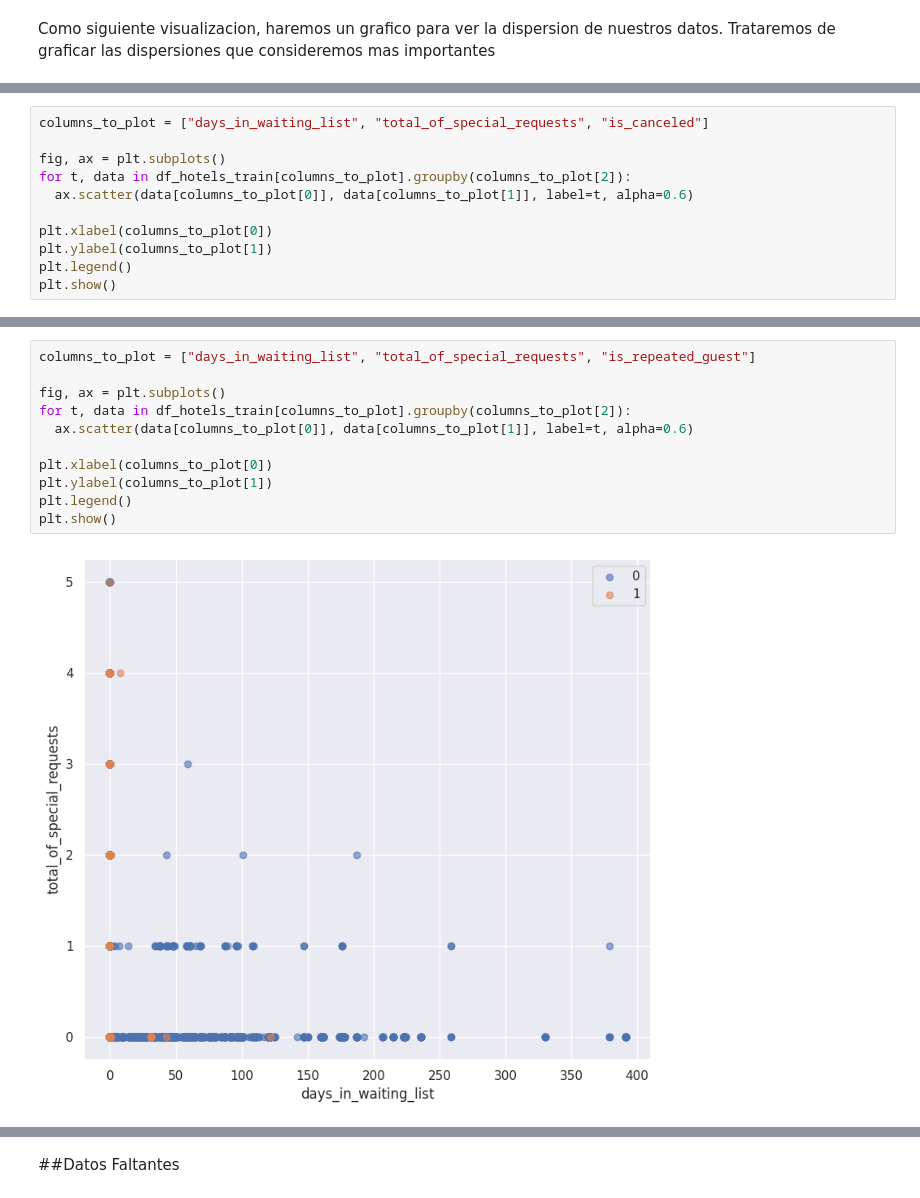
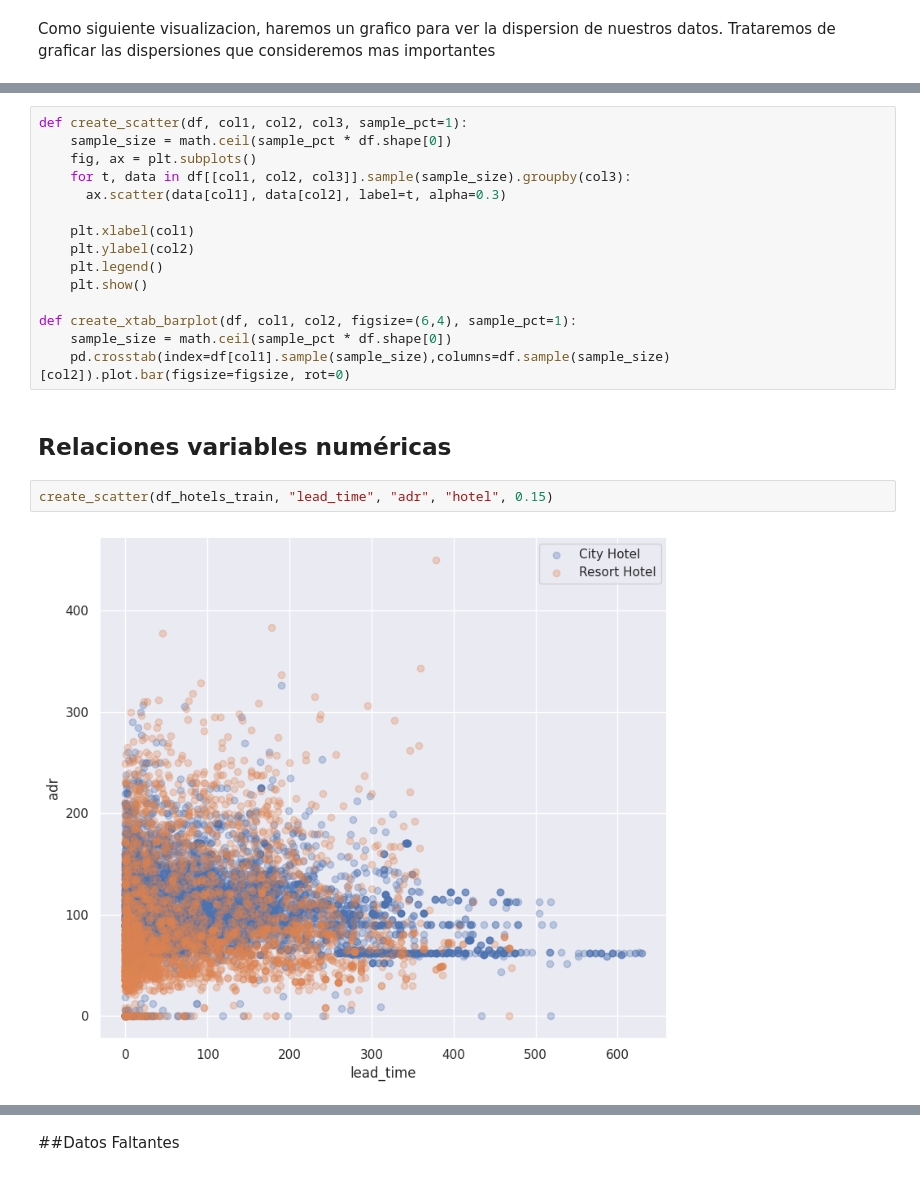
Before and after one commit to franciscoL0pez/TrabajosPracticosOrganizacionDeDatos1C2023, a Jupyter notebook: 7506R_TP1_GRUPO17_CHPX_ENTREGA.ipynb, the cells around one changed output, grey strips where cells are left out. Cells and saved outputs as stored; diff of their text form.

```diff
--- a/7506R_TP1_GRUPO17_CHPX_ENTREGA.ipynb
+++ b/7506R_TP1_GRUPO17_CHPX_ENTREGA.ipynb
@@ -467,11 +427,0 @@ plt.show()
-# %%
-columns_to_plot = ["days_in_waiting_list", "total_of_special_requests", "is_canceled"]
-
-fig, ax = plt.subplots()
-for t, data in df_hotels_train[columns_to_plot].groupby(columns_to_plot[2]):
-  ax.scatter(data[columns_to_plot[0]], data[columns_to_plot[1]], label=t, alpha=0.6)
-
-plt.xlabel(columns_to_plot[0])
-plt.ylabel(columns_to_plot[1])
-plt.legend()
-plt.show()
@@ -480,13 +428,21 @@ plt.show()
-# %%
-columns_to_plot = ["days_in_waiting_list", "total_of_special_requests", "is_repeated_guest"]
-
-fig, ax = plt.subplots()
-for t, data in df_hotels_train[columns_to_plot].groupby(columns_to_plot[2]):
-  ax.scatter(data[columns_to_plot[0]], data[columns_to_plot[1]], label=t, alpha=0.6)
-
-plt.xlabel(columns_to_plot[0])
-plt.ylabel(columns_to_plot[1])
-plt.legend()
-plt.show()
-# %% [output]
-[figure, removed]
+# %%
+def create_scatter(df, col1, col2, col3, sample_pct=1):
+    sample_size = math.ceil(sample_pct * df.shape[0])
+    fig, ax = plt.subplots()
+    for t, data in df[[col1, col2, col3]].sample(sample_size).groupby(col3):
+      ax.scatter(data[col1], data[col2], label=t, alpha=0.3)
+
+    plt.xlabel(col1)
+    plt.ylabel(col2)
+    plt.legend()
+    plt.show()
+
+def create_xtab_barplot(df, col1, col2, figsize=(6,4), sample_pct=1):
+    sample_size = math.ceil(sample_pct * df.shape[0])
+    pd.crosstab(index=df[col1].sample(sample_size),columns=df.sample(sample_size)[col2]).plot.bar(figsize=figsize, rot=0)
+# %% [markdown]
+## Relaciones variables numéricas
+# %%
+create_scatter(df_hotels_train, "lead_time", "adr", "hotel", 0.15)
+# %% [output]
+[figure, added]
```
Also changed, not shown: parts of 21 cells of this notebook.
